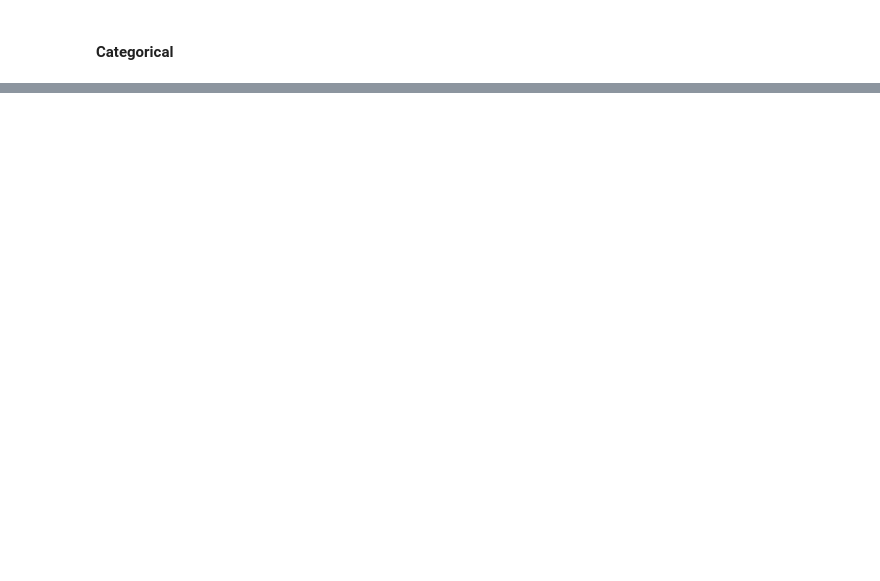
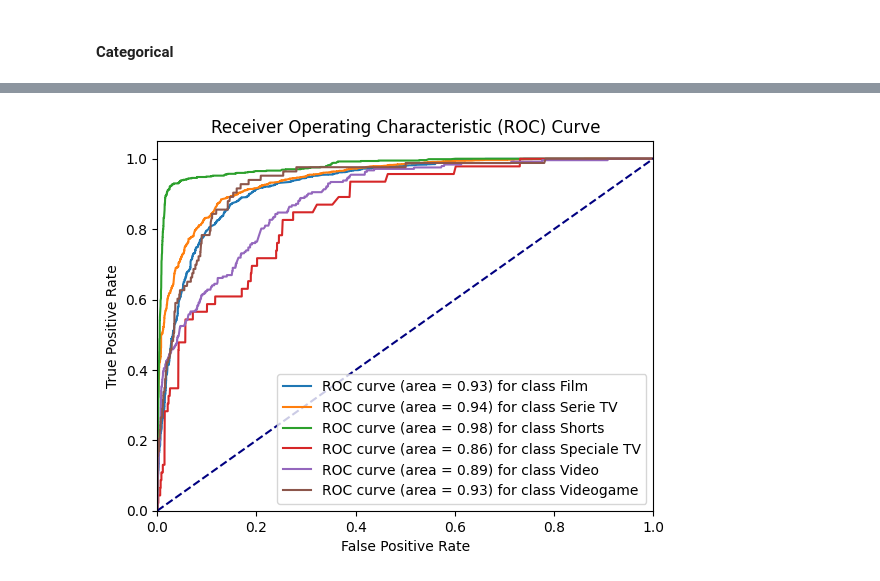
Before and after one commit to luigiascio/Data-Mining-I, a Jupyter notebook: Classification - bayes.ipynb, the cells around one changed output, grey strips where cells are left out. Drawn from its saved outputs; the diff is of its cells as text; code cells hidden in the pictures; blank space fills up the shorter version.

```diff
--- a/Classification - bayes.ipynb
+++ b/Classification - bayes.ipynb
@@ -500,0 +460,34 @@ tvseries_related       0.79      0.88      0.83      1214
+# %%
+import pandas as pd
+import numpy as np
+from sklearn.preprocessing import LabelEncoder
+from sklearn.model_selection import train_test_split
+from sklearn.naive_bayes import CategoricalNB
+from sklearn.metrics import accuracy_score, classification_report, confusion_matrix, roc_curve, auc
+import matplotlib.pyplot as plt
+
+# Calcolare le probabilità previste per il set di test
+y_prob = model.predict_proba(X_test_finale)
+
+# Calcolare la ROC curve e l'AUC per ogni classe
+fpr = {}
+tpr = {}
+roc_auc = {}
+for i in range(len(label_encoders['titleType'].classes_)):
+    fpr[i], tpr[i], _ = roc_curve(y_test_finale, y_prob[:, i], pos_label=i)
+    roc_auc[i] = auc(fpr[i], tpr[i])
+
+# Tracciare tutte le ROC curve
+plt.figure()
+for i in range(len(label_encoders['titleType'].classes_)):
+    plt.plot(fpr[i], tpr[i], label=f'ROC curve (area = {roc_auc[i]:.2f}) for class {label_encoders["titleType"].classes_[i]}')
+plt.plot([0, 1], [0, 1], color='navy', linestyle='--')
+plt.xlim([0.0, 1.0])
+plt.ylim([0.0, 1.05])
+plt.xlabel('False Positive Rate')
+plt.ylabel('True Positive Rate')
+plt.title('Receiver Operating Characteristic (ROC) Curve')
+plt.legend(loc="lower right")
+plt.show()
+# %% [output]
+[figure, added]
```
Also changed, not shown: parts of 26 cells of this notebook.
